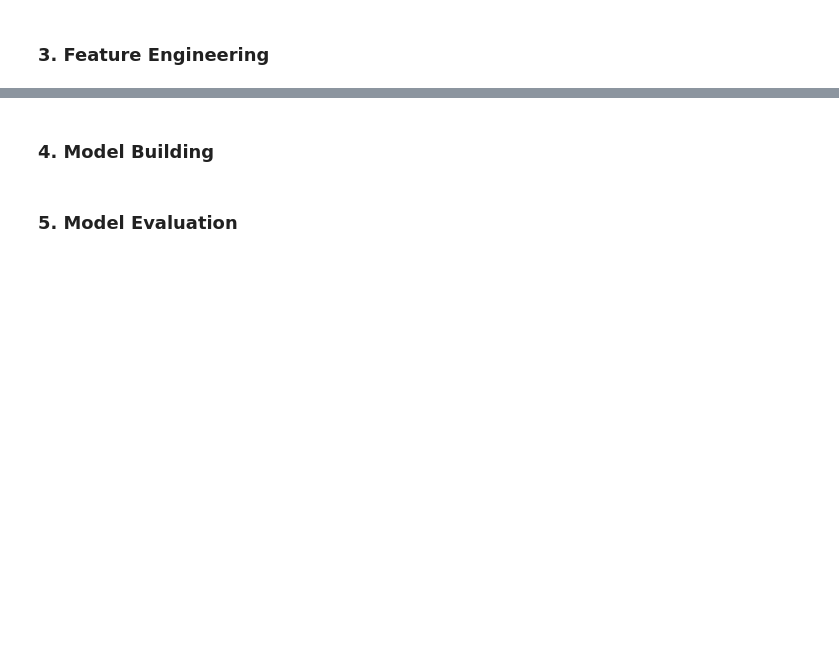
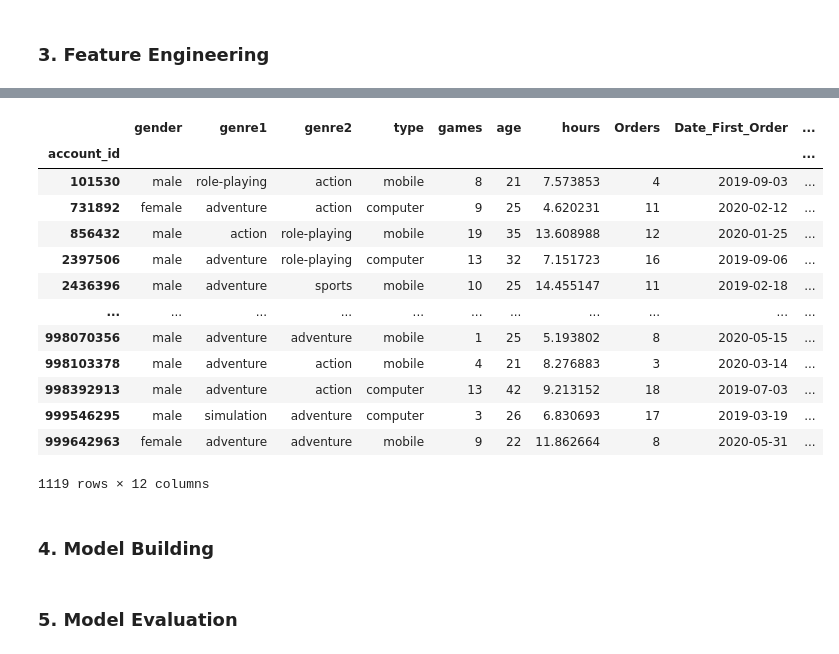
Before and after one commit to jorgecompleto/Qustodio-Technical-Test, a Jupyter notebook: Exercise_2_Churn_Prediction.ipynb, the cells around one changed output, grey strips where cells are left out. Saved outputs shown, nothing was run; the diff lists cells and outputs as text; code cells hidden in the pictures; blank space fills up the shorter version.

```diff
--- a/Exercise_2_Churn_Prediction.ipynb
+++ b/Exercise_2_Churn_Prediction.ipynb
@@ -208,0 +206,6 @@ encoding
+# %%
+# Separate labels from features
+
+labels = train_df[['Churn']].copy()
+train_df.drop(columns='Churn', inplace= True) # drop Churn feature from train set
+len(labels[labels.Churn==1]) / len(labels) * 100 # explore Target variable distribution
@@ -208,0 +214,9 @@ encoding
+# %%
+# Separate Categorical variables from Numerical variables
+
+train_df.set_index('account_id', inplace= True)
+train_df_cat = train_df[['gender', 'genre1', 'genre2', 'type', 'plan', 'currency']]
+train_df_num = train_df[['games', 'age', 'hours', 'Orders']]
+
+list_cat = train_df_cat.columns.to_list()
+list_num = train_df_num.columns.to_list()
@@ -209,3 +315,20 @@ encoding
+# %%
+train_df
+# %% [output]
+|  | gender | genre1 | genre2 | type | games | age | hours | Orders | Date_First_Order | ... |
+| account_id |  |  |  |  |  |  |  |  |  | ... |
+| 101530 | male | role-playing | action | mobile | 8 | 21 | 7.573853 | 4 | 2019-09-03 | ... |
+| 731892 | female | adventure | action | computer | 9 | 25 | 4.620231 | 11 | 2020-02-12 | ... |
+| 856432 | male | action | role-playing | mobile | 19 | 35 | 13.608988 | 12 | 2020-01-25 | ... |
+| 2397506 | male | adventure | role-playing | computer | 13 | 32 | 7.151723 | 16 | 2019-09-06 | ... |
+| 2436396 | male | adventure | sports | mobile | 10 | 25 | 14.455147 | 11 | 2019-02-18 | ... |
+| ... | ... | ... | ... | ... | ... | ... | ... | ... | ... | ... |
+| 998070356 | male | adventure | adventure | mobile | 1 | 25 | 5.193802 | 8 | 2020-05-15 | ... |
+| 998103378 | male | adventure | action | mobile | 4 | 21 | 8.276883 | 3 | 2020-03-14 | ... |
+| 998392913 | male | adventure | action | computer | 13 | 42 | 9.213152 | 18 | 2019-07-03 | ... |
+| 999546295 | male | simulation | adventure | computer | 3 | 26 | 6.830693 | 17 | 2019-03-19 | ... |
+| 999642963 | female | adventure | adventure | mobile | 9 | 22 | 11.862664 | 8 | 2020-05-31 | ... |
+1119 rows × 12 columns
 # %% [markdown]
 ### 4. Model Building
 # %% [markdown]
```
Also changed, not shown: parts of 11 cells of this notebook.
